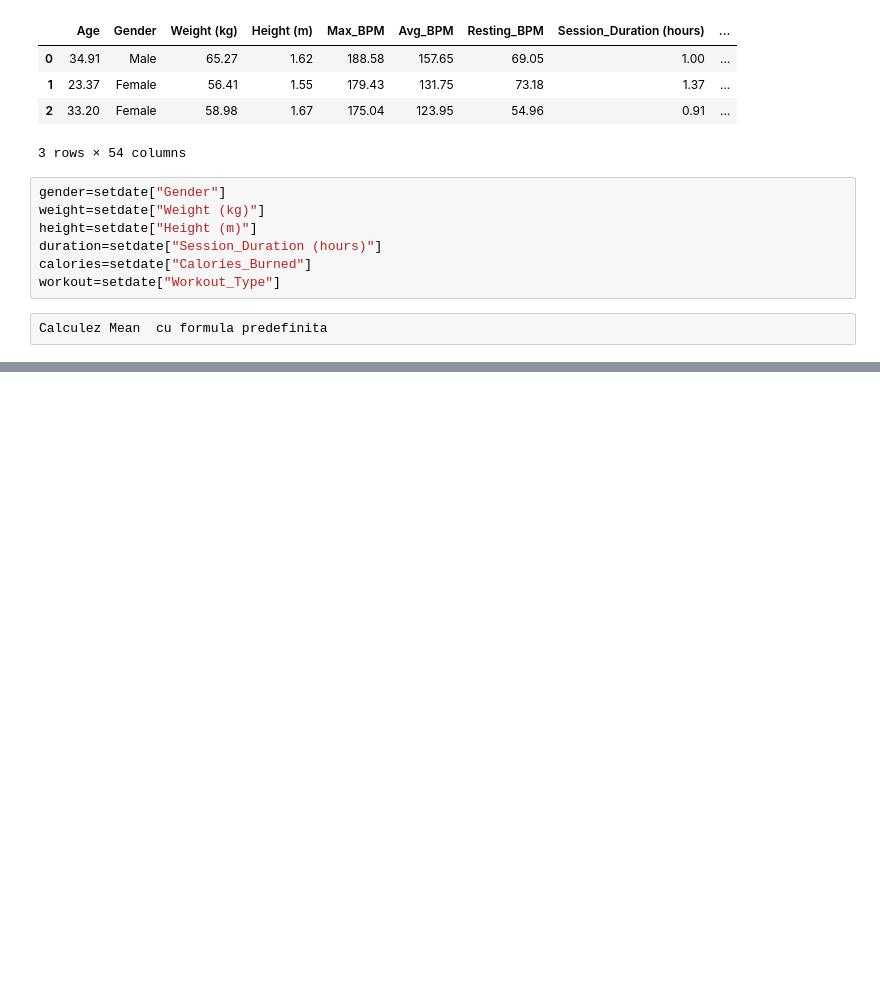
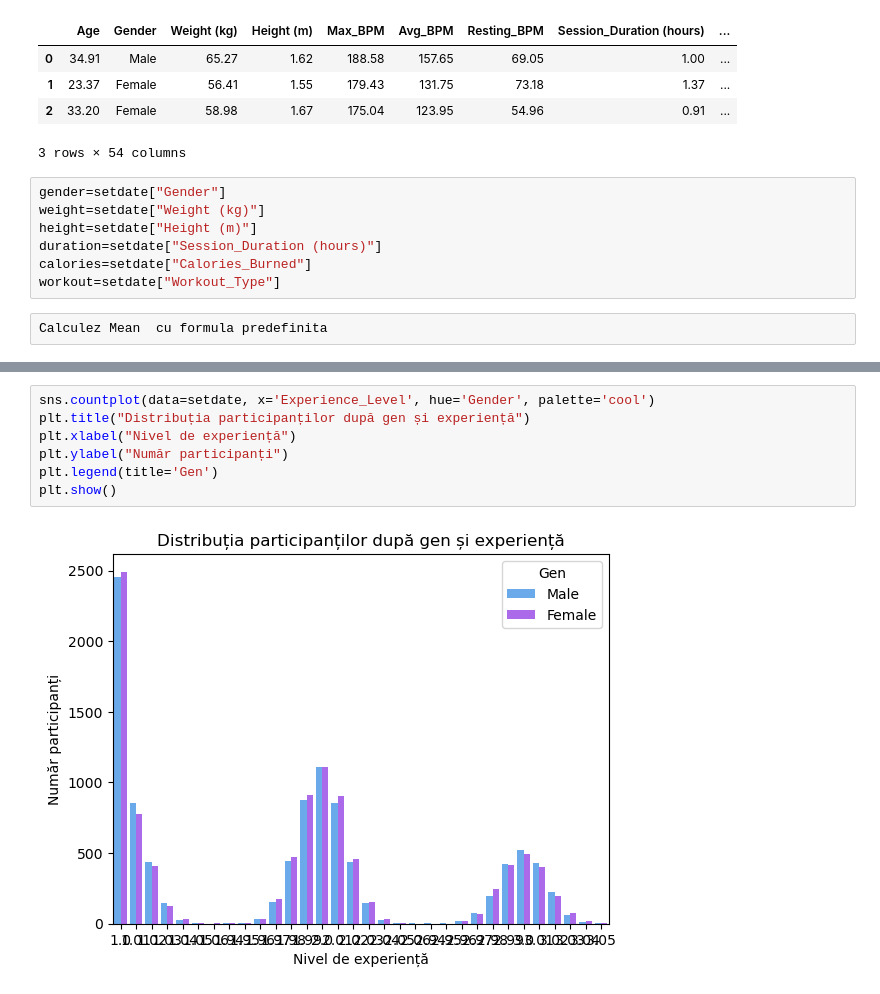
Before and after one commit to PodeanuAdriana/Data-Analysis--Life-Style--Dataset, a Jupyter notebook: LifeStyleAnalysis.ipynb, the cells around one changed output, grey strips where cells are left out. Cells and saved outputs as stored; diff of their text form; blank space fills up the shorter version.

```diff
--- a/LifeStyleAnalysis.ipynb
+++ b/LifeStyleAnalysis.ipynb
@@ -40,0 +127,9 @@ print(height_var)
+# %%
+sns.countplot(data=setdate, x='Experience_Level', hue='Gender', palette='cool')
+plt.title("Distribuția participanților după gen și experiență")
+plt.xlabel("Nivel de experiență")
+plt.ylabel("Număr participanți")
+plt.legend(title='Gen')
+plt.show()
+# %% [output]
+[figure, added]
```
Also changed, not shown: parts of 9 cells of this notebook.
